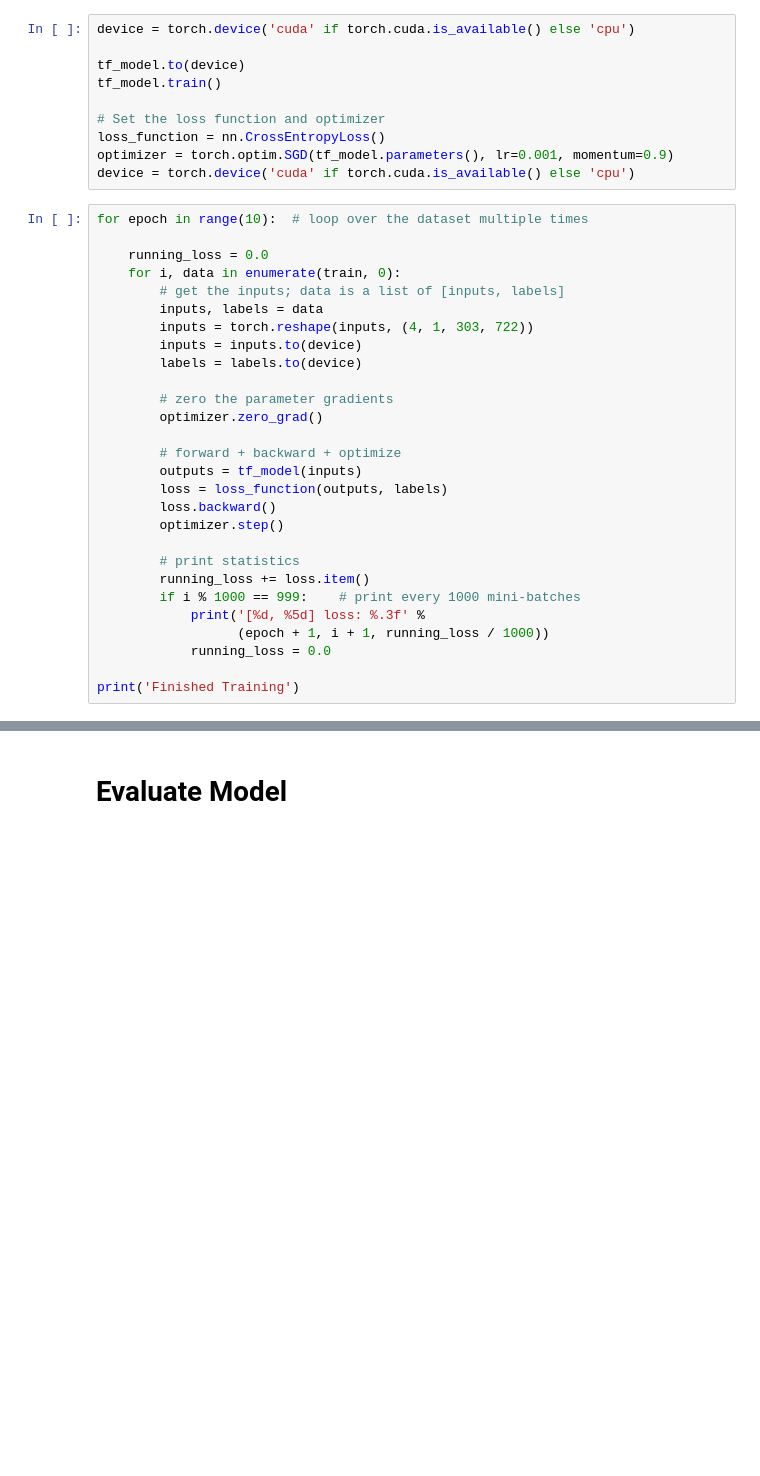
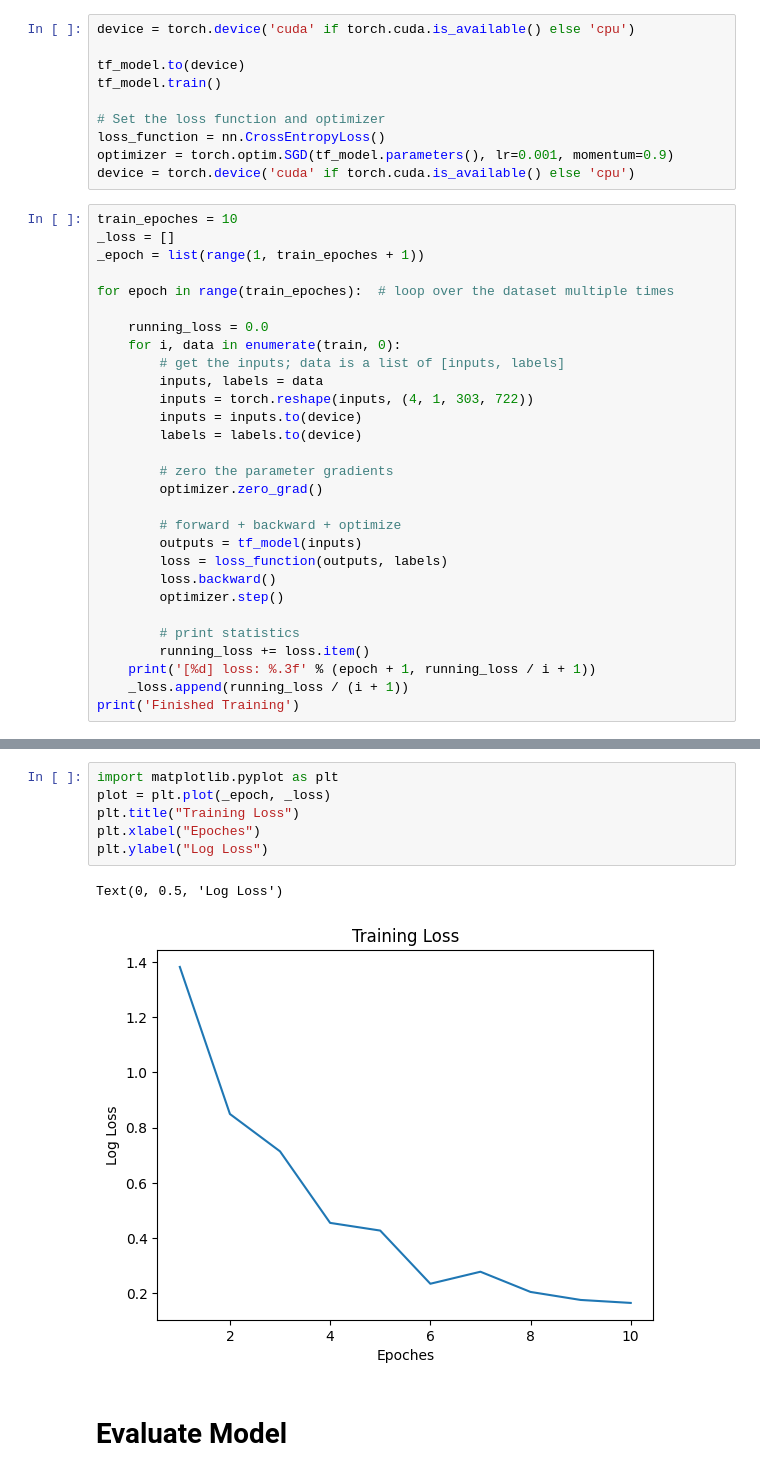
Before and after one commit to smadan755/DeepAudioNet, a Jupyter notebook: src/ResNet.ipynb, the cells around one changed output, grey strips where cells are left out. Drawn from its saved outputs; the diff is of its cells as text; blank space fills up the shorter version.

Commit message:
Updated ResNet notebook with trained model and epoch error graph

```diff
--- a/src/ResNet.ipynb
+++ b/src/ResNet.ipynb
@@ -165,7 +165,11 @@ loss_function = nn.CrossEntropyLoss()
 optimizer = torch.optim.SGD(tf_model.parameters(), lr=0.001, momentum=0.9)
 device = torch.device('cuda' if torch.cuda.is_available() else 'cpu')
 # %%
-for epoch in range(10):  # loop over the dataset multiple times
+train_epoches = 10
+_loss = []
+_epoch = list(range(1, train_epoches + 1))
+
+for epoch in range(train_epoches):  # loop over the dataset multiple times
 
     running_loss = 0.0
     for i, data in enumerate(train, 0):
@@ -186,10 +190,7 @@ for epoch in range(10):  # loop over the dataset multiple times
 
         # print statistics
         running_loss += loss.item()
-        if i % 1000 == 999:    # print every 1000 mini-batches
-            print('[%d, %5d] loss: %.3f' %
-                  (epoch + 1, i + 1, running_loss / 1000))
-            running_loss = 0.0
-
+    print('[%d] loss: %.3f' % (epoch + 1, running_loss / i + 1))
+    _loss.append(running_loss / (i + 1))
 print('Finished Training')
 # %% [output]
@@ -196,4 +207,13 @@ print('Finished Training')
 Finished Training
+# %%
+import matplotlib.pyplot as plt
+plot = plt.plot(_epoch, _loss)
+plt.title("Training Loss")
+plt.xlabel("Epoches")
+plt.ylabel("Log Loss")
+# %% [output]
+Text(0, 0.5, 'Log Loss')
+[figure, added]
 # %% [markdown]
 # Evaluate Model
 # %%
```
Also changed, not shown: parts of 5 cells of this notebook, 1 other file.
